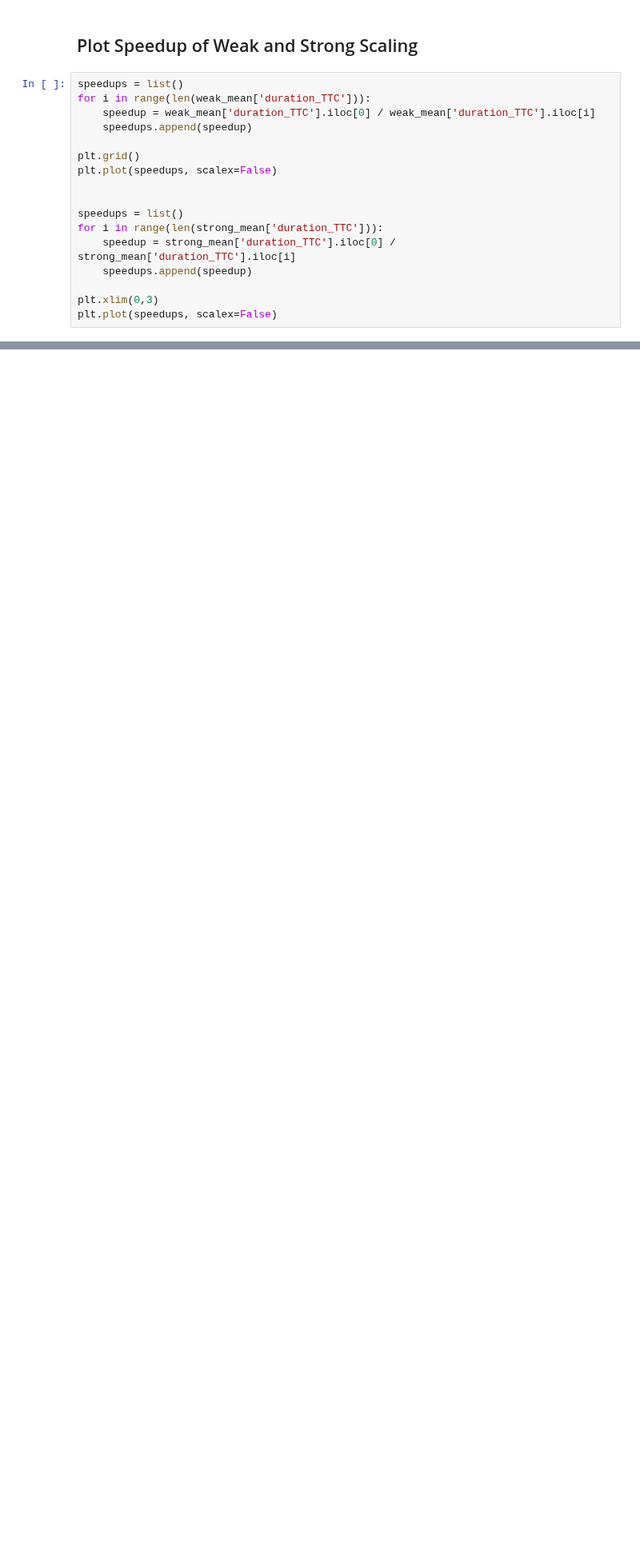
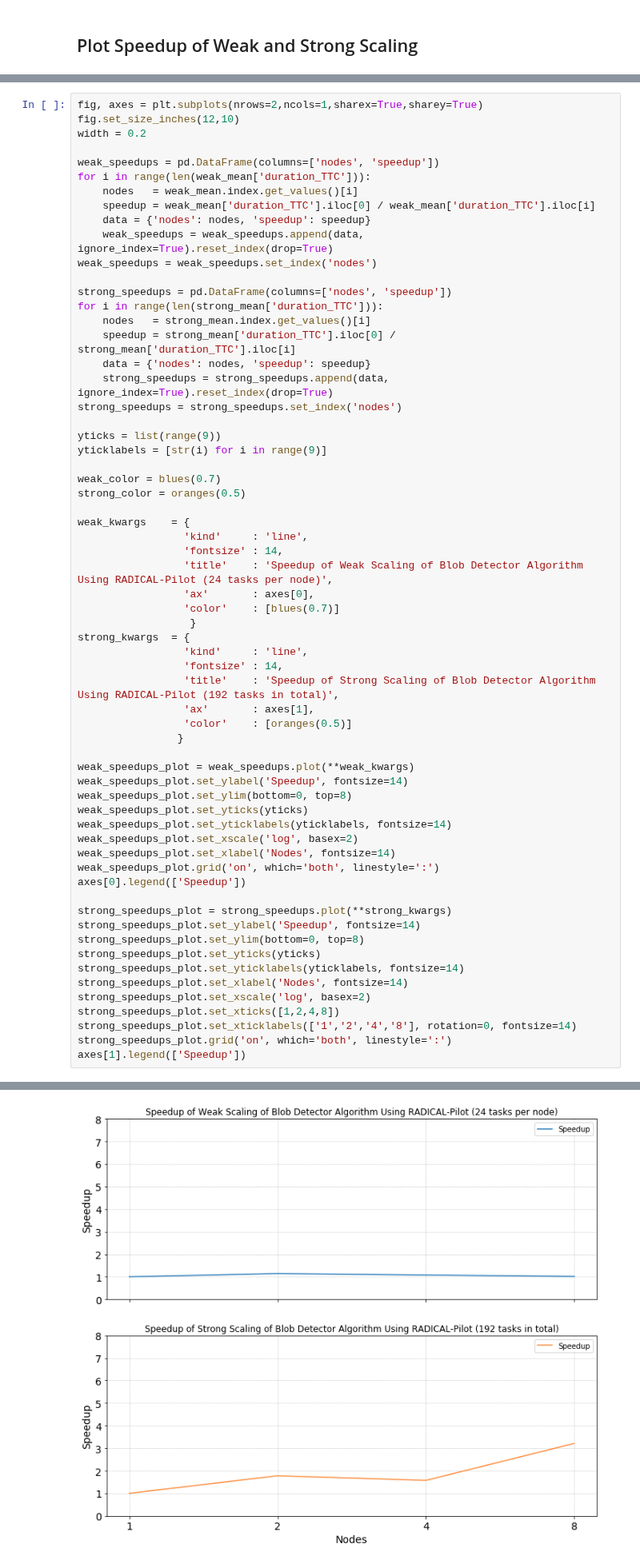
Before and after one commit to radical-experiments/midas_exps, a Jupyter notebook: blobDetector/Vanilla/blobdetector_rp_plots.ipynb, the cells around one changed output, grey strips where cells are left out. Shown at 80% size. Saved outputs shown, nothing was run; the diff lists cells and outputs as text; blank space fills up the shorter version.

Commit message:
updated speedup plots

```diff
--- a/blobDetector/Vanilla/blobdetector_rp_plots.ipynb
+++ b/blobDetector/Vanilla/blobdetector_rp_plots.ipynb
@@ -133,19 +133,2 @@ Text(0.5,0,'Nodes')
 # %% [markdown]
 ## Plot Speedup of Weak and Strong Scaling
-# %%
-speedups = list()
-for i in range(len(weak_mean['duration_TTC'])):
-    speedup = weak_mean['duration_TTC'].iloc[0] / weak_mean['duration_TTC'].iloc[i]
-    speedups.append(speedup)
-
-plt.grid()
-plt.plot(speedups, scalex=False)
-
-
-speedups = list()
-for i in range(len(strong_mean['duration_TTC'])):
-    speedup = strong_mean['duration_TTC'].iloc[0] / strong_mean['duration_TTC'].iloc[i]
-    speedups.append(speedup)
-
-plt.xlim(0,3)
-plt.plot(speedups, scalex=False)
@@ -154,0 +135,64 @@ plt.plot(speedups, scalex=False)
+# %%
+fig, axes = plt.subplots(nrows=2,ncols=1,sharex=True,sharey=True)
+fig.set_size_inches(12,10)
+width = 0.2
+
+weak_speedups = pd.DataFrame(columns=['nodes', 'speedup'])
+for i in range(len(weak_mean['duration_TTC'])):
+    nodes   = weak_mean.index.get_values()[i]
+    speedup = weak_mean['duration_TTC'].iloc[0] / weak_mean['duration_TTC'].iloc[i]
+    data = {'nodes': nodes, 'speedup': speedup}
+    weak_speedups = weak_speedups.append(data, ignore_index=True).reset_index(drop=True)
+weak_speedups = weak_speedups.set_index('nodes')
+
+strong_speedups = pd.DataFrame(columns=['nodes', 'speedup'])
+for i in range(len(strong_mean['duration_TTC'])):
+    nodes   = strong_mean.index.get_values()[i]
+    speedup = strong_mean['duration_TTC'].iloc[0] / strong_mean['duration_TTC'].iloc[i]
+    data = {'nodes': nodes, 'speedup': speedup}
+    strong_speedups = strong_speedups.append(data, ignore_index=True).reset_index(drop=True)
+strong_speedups = strong_speedups.set_index('nodes')
+
+yticks = list(range(9))
+yticklabels = [str(i) for i in range(9)]
+
+weak_color = blues(0.7)
+strong_color = oranges(0.5)
+
+weak_kwargs    = {
+                 'kind'     : 'line',
+                 'fontsize' : 14,
+                 'title'    : 'Speedup of Weak Scaling of Blob Detector Algorithm Using RADICAL-Pilot (24 tasks per node)',
+                 'ax'       : axes[0],
+                 'color'    : [blues(0.7)]
+                  }
+strong_kwargs  = {
+                 'kind'     : 'line',
+                 'fontsize' : 14,
+                 'title'    : 'Speedup of Strong Scaling of Blob Detector Algorithm Using RADICAL-Pilot (192 tasks in total)',
+                 'ax'       : axes[1],
+                 'color'    : [oranges(0.5)]
+                }
+
+weak_speedups_plot = weak_speedups.plot(**weak_kwargs)
+weak_speedups_plot.set_ylabel('Speedup', fontsize=14)
+weak_speedups_plot.set_ylim(bottom=0, top=8)
+weak_speedups_plot.set_yticks(yticks)
+weak_speedups_plot.set_yticklabels(yticklabels, fontsize=14)
+weak_speedups_plot.set_xscale('log', basex=2)
+weak_speedups_plot.set_xlabel('Nodes', fontsize=14)
+weak_speedups_plot.grid('on', which='both', linestyle=':')
+axes[0].legend(['Speedup'])
+
+strong_speedups_plot = strong_speedups.plot(**strong_kwargs)
+strong_speedups_plot.set_ylabel('Speedup', fontsize=14)
+strong_speedups_plot.set_ylim(bottom=0, top=8)
+strong_speedups_plot.set_yticks(yticks)
+strong_speedups_plot.set_yticklabels(yticklabels, fontsize=14)
+strong_speedups_plot.set_xlabel('Nodes', fontsize=14)
+strong_speedups_plot.set_xscale('log', basex=2)
+strong_speedups_plot.set_xticks([1,2,4,8])
+strong_speedups_plot.set_xticklabels(['1','2','4','8'], rotation=0, fontsize=14)
+strong_speedups_plot.grid('on', which='both', linestyle=':')
+axes[1].legend(['Speedup'])
+# %% [output]
@@ -155,3 +200,4 @@ plt.plot(speedups, scalex=False)
+[figure, added]
 # %% [markdown]
 # Comparison of Outlier rp_blobDetector_192tasks_96cores_43 to Similar Runs
 # %%
```
Also changed, not shown: parts of 5 cells of this notebook.
